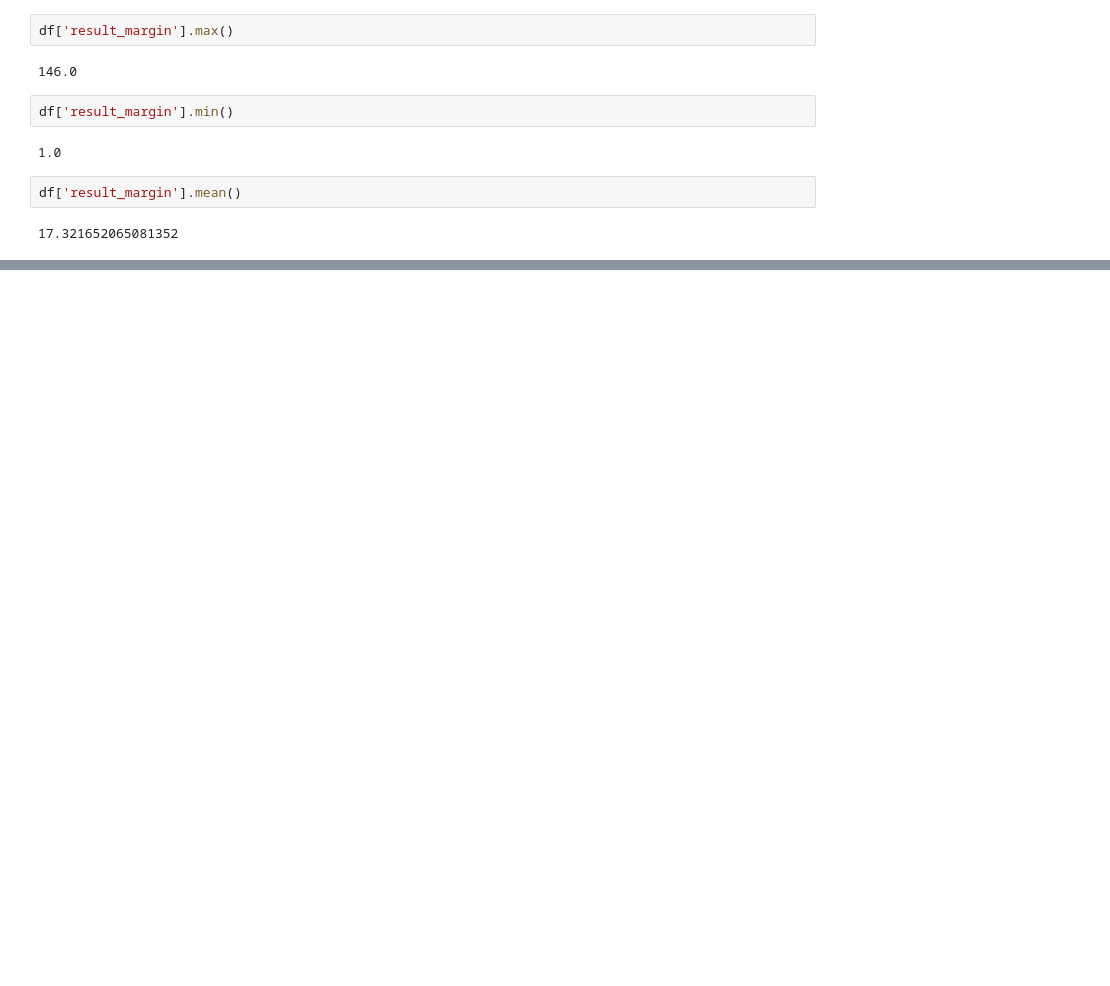
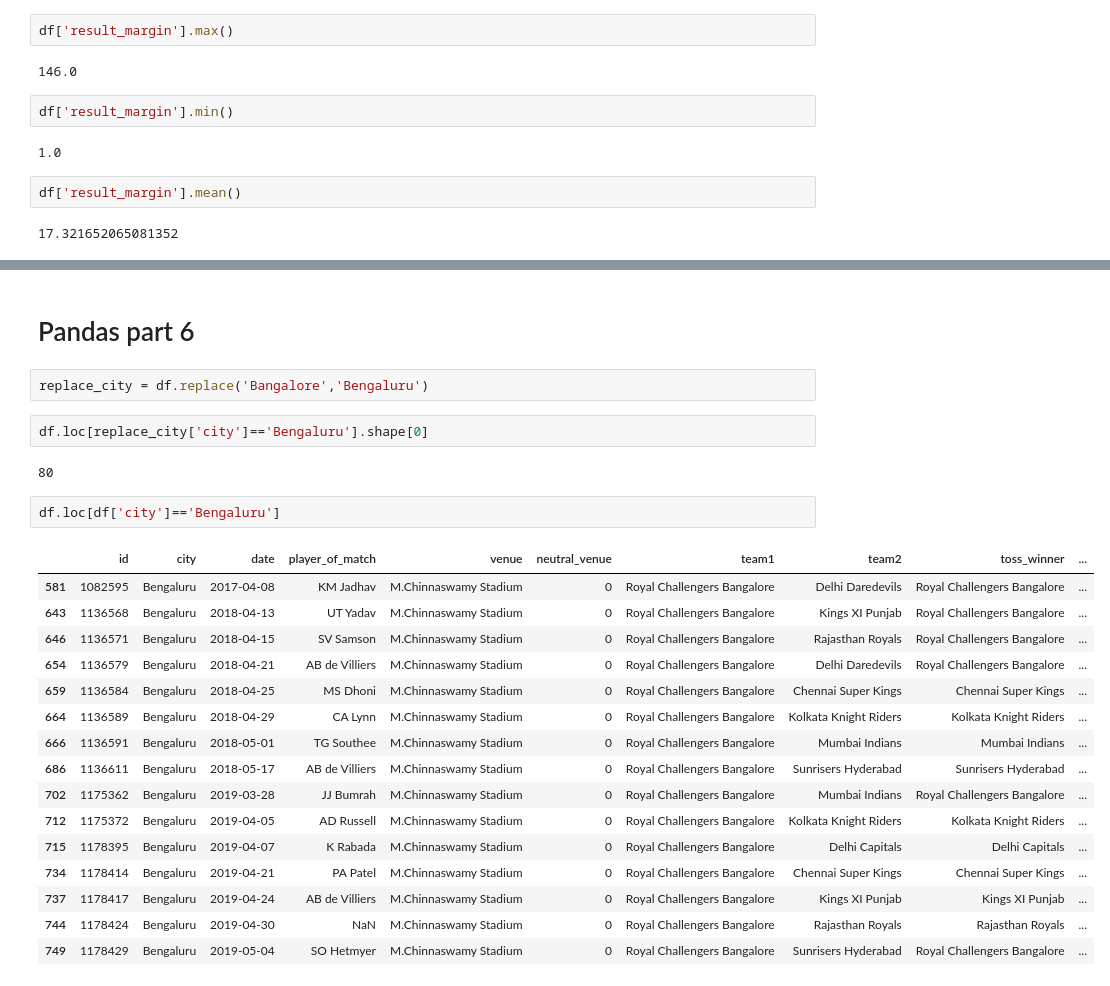
Before and after one commit to ankittrajj/WD_DA_10am_11april, a Jupyter notebook: Pandasprt5.ipynb, the cells around one changed output, grey strips where cells are left out. Drawn from its saved outputs; the diff is of its cells as text; blank space fills up the shorter version.

```diff
--- a/Pandasprt5.ipynb
+++ b/Pandasprt5.ipynb
@@ -196,0 +222,27 @@ df['result_margin'].mean()
+# %% [markdown]
+# Pandas part 6
+# %%
+replace_city = df.replace('Bangalore','Bengaluru')
+# %%
+df.loc[replace_city['city']=='Bengaluru'].shape[0]
+# %% [output]
+80
+# %%
+df.loc[df['city']=='Bengaluru']
+# %% [output]
+|  | id | city | date | player_of_match | venue | neutral_venue | team1 | team2 | toss_winner | ... |
+| 581 | 1082595 | Bengaluru | 2017-04-08 | KM Jadhav | M.Chinnaswamy Stadium | 0 | Royal Challengers Bangalore | Delhi Daredevils | Royal Challengers Bangalore | ... |
+| 643 | 1136568 | Bengaluru | 2018-04-13 | UT Yadav | M.Chinnaswamy Stadium | 0 | Royal Challengers Bangalore | Kings XI Punjab | Royal Challengers Bangalore | ... |
+| 646 | 1136571 | Bengaluru | 2018-04-15 | SV Samson | M.Chinnaswamy Stadium | 0 | Royal Challengers Bangalore | Rajasthan Royals | Royal Challengers Bangalore | ... |
+| 654 | 1136579 | Bengaluru | 2018-04-21 | AB de Villiers | M.Chinnaswamy Stadium | 0 | Royal Challengers Bangalore | Delhi Daredevils | Royal Challengers Bangalore | ... |
+| 659 | 1136584 | Bengaluru | 2018-04-25 | MS Dhoni | M.Chinnaswamy Stadium | 0 | Royal Challengers Bangalore | Chennai Super Kings | Chennai Super Kings | ... |
+| 664 | 1136589 | Bengaluru | 2018-04-29 | CA Lynn | M.Chinnaswamy Stadium | 0 | Royal Challengers Bangalore | Kolkata Knight Riders | Kolkata Knight Riders | ... |
+| 666 | 1136591 | Bengaluru | 2018-05-01 | TG Southee | M.Chinnaswamy Stadium | 0 | Royal Challengers Bangalore | Mumbai Indians | Mumbai Indians | ... |
+| 686 | 1136611 | Bengaluru | 2018-05-17 | AB de Villiers | M.Chinnaswamy Stadium | 0 | Royal Challengers Bangalore | Sunrisers Hyderabad | Sunrisers Hyderabad | ... |
+| 702 | 1175362 | Bengaluru | 2019-03-28 | JJ Bumrah | M.Chinnaswamy Stadium | 0 | Royal Challengers Bangalore | Mumbai Indians | Royal Challengers Bangalore | ... |
+| 712 | 1175372 | Bengaluru | 2019-04-05 | AD Russell | M.Chinnaswamy Stadium | 0 | Royal Challengers Bangalore | Kolkata Knight Riders | Kolkata Knight Riders | ... |
+| 715 | 1178395 | Bengaluru | 2019-04-07 | K Rabada | M.Chinnaswamy Stadium | 0 | Royal Challengers Bangalore | Delhi Capitals | Delhi Capitals | ... |
+| 734 | 1178414 | Bengaluru | 2019-04-21 | PA Patel | M.Chinnaswamy Stadium | 0 | Royal Challengers Bangalore | Chennai Super Kings | Chennai Super Kings | ... |
+| 737 | 1178417 | Bengaluru | 2019-04-24 | AB de Villiers | M.Chinnaswamy Stadium | 0 | Royal Challengers Bangalore | Kings XI Punjab | Kings XI Punjab | ... |
+| 744 | 1178424 | Bengaluru | 2019-04-30 | NaN | M.Chinnaswamy Stadium | 0 | Royal Challengers Bangalore | Rajasthan Royals | Rajasthan Royals | ... |
+| 749 | 1178429 | Bengaluru | 2019-05-04 | SO Hetmyer | M.Chinnaswamy Stadium | 0 | Royal Challengers Bangalore | Sunrisers Hyderabad | Royal Challengers Bangalore | ... |
```
Also changed, not shown: parts of 26 cells of this notebook.
